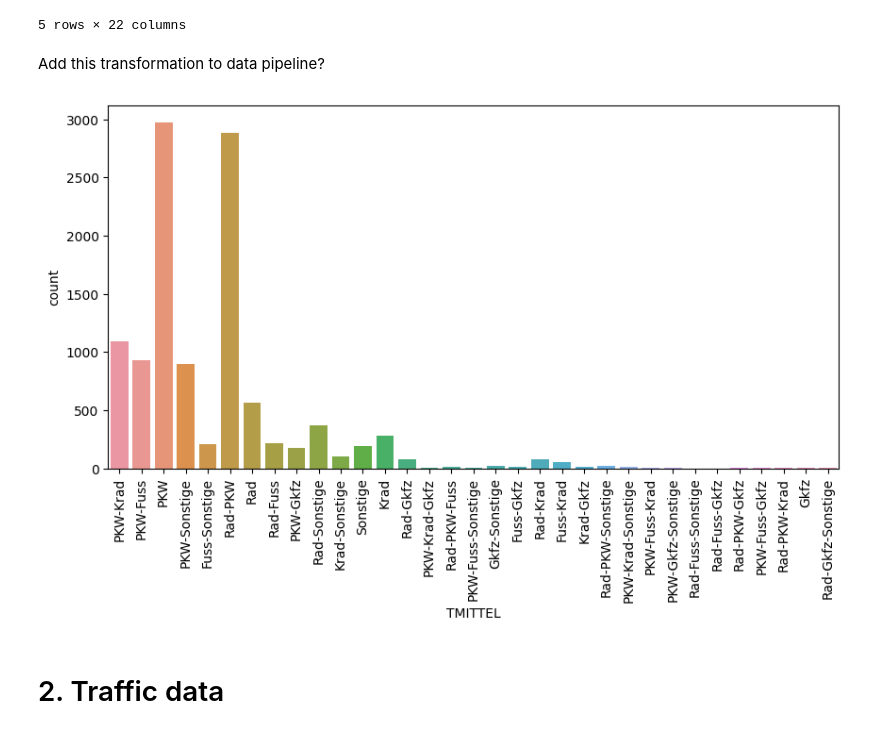
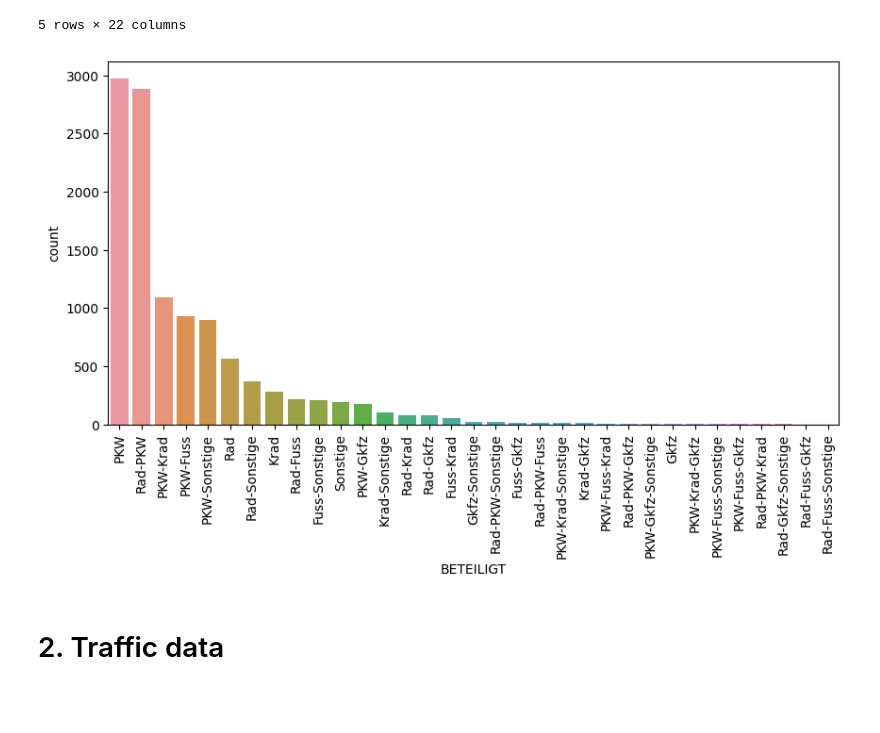
Before and after one commit to helenakohl/2023-amse-template, a Jupyter notebook: exploration.ipynb, the cells around one changed output. Cells and saved outputs as stored; diff of their text form; code cells hidden in the pictures; blank space fills up the shorter version.

```diff
--- a/exploration.ipynb
+++ b/exploration.ipynb
@@ -41,0 +50,9 @@ accidents.head(10)
+# %%
+type_mapping = {1: 'Fahrunfall', 2: 'Abbiegeunfall', 3: 'Einbiegen / Kreuzen-Unfall', 4: 'Überschreiten-Unfall', 5: 'Unfall durch ruhenden Verkehr', 6: 'Unfall im Längsverkehr', 7: 'sonstiger Unfall'}
+accidents['UTYP1'] = accidents['UTYP1'].replace(type_mapping)
+# %%
+light_mapping = {0: 'Tageslicht', 1: 'Dämmerung', 2: 'Dunkelheit'}
+accidents['UKATEGORIE'] = accidents['UKATEGORIE'].replace(light_mapping)
+# %%
+street_mapping = {0: 'trocken', 1: 'nass/feucht', 2: 'winterglatt'}
+accidents['USTRZUSTAND'] = accidents['USTRZUSTAND'].replace(street_mapping)
@@ -118,7 +156,7 @@ def combine_columns(row):
     return '-'.join(combined)
 
 # Apply the custom function to create the combined column
-accidents['TMITTEL'] = accidents.apply(combine_columns, axis=1)
+accidents['BETEILIGT'] = accidents.apply(combine_columns, axis=1)
 
 accidents.head()
 # %% [output]
@@ -129,15 +167,13 @@ accidents.head()
 | 3 | 219246 | 11 | 4 | 4501041.0 | 2021 | 12 | 15 | 7 | 3 | 5 | ... |
 | 4 | 219243 | 11 | 11 | 11501339.0 | 2021 | 12 | 9 | 5 | 3 | 3 | ... |
 5 rows × 22 columns
-# %% [markdown]
-Add this transformation to data pipeline?
 # %%
-f,ax = plt.subplots(figsize=(10,5))
-sns.countplot(x = 'TMITTEL', data = accidents)
+f, ax = plt.subplots(figsize=(10, 5))
+sns.countplot(x='BETEILIGT', data=accidents, order=accidents['BETEILIGT'].value_counts().index)
 plt.xticks(rotation='vertical')
 plt.show()
 # %% [output]
-[figure, old version]
+[figure, new version]
 # %% [markdown]
 # 2. Traffic data
 # %% [markdown]
```
Also changed, not shown: parts of 29 cells of this notebook.
